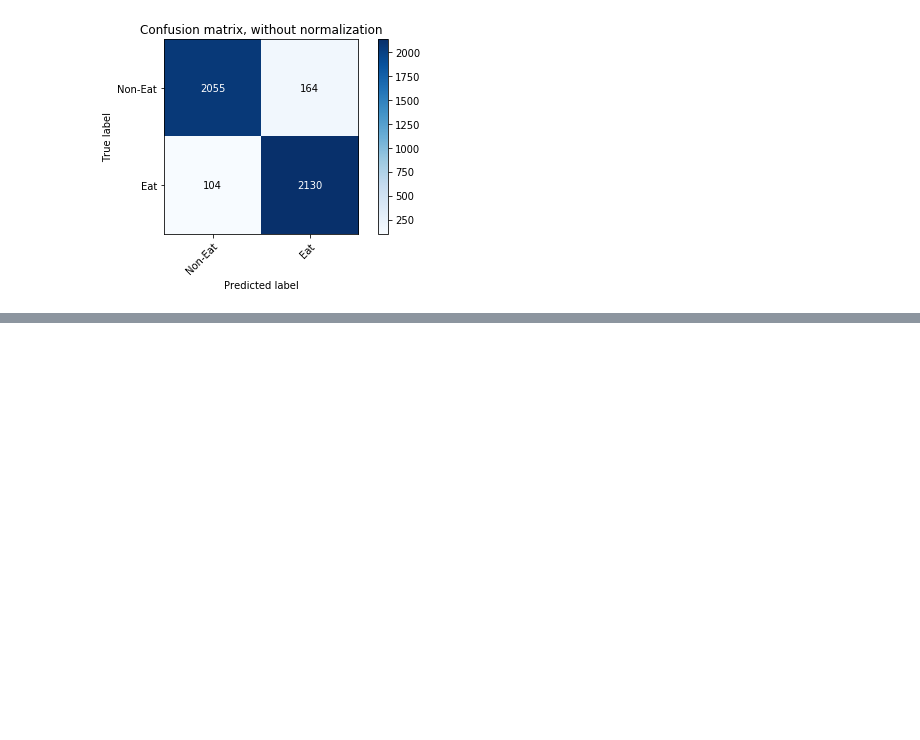
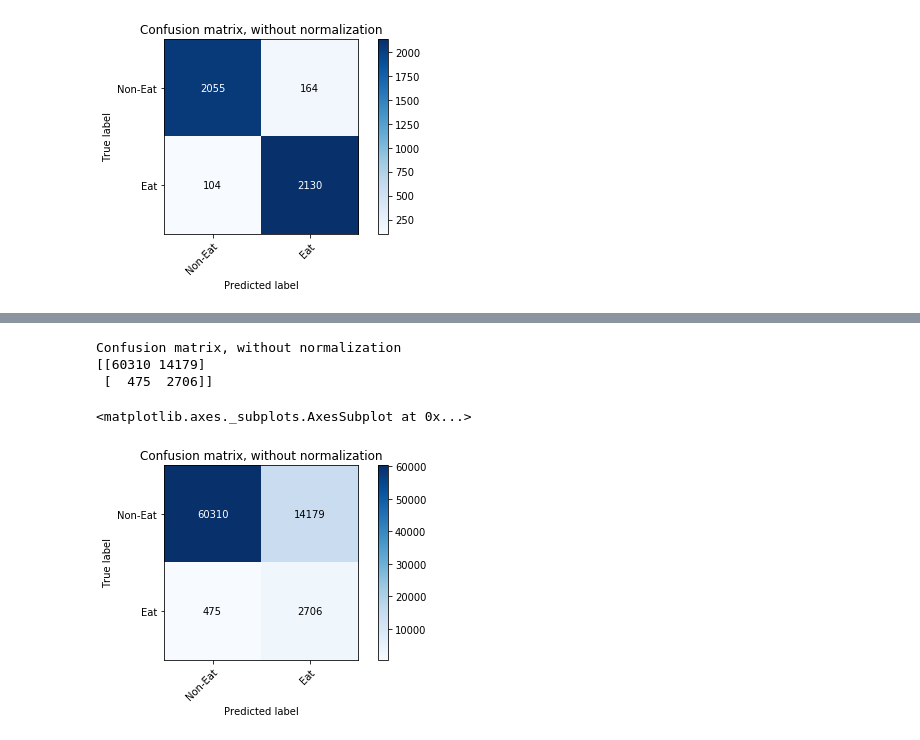
Before and after one commit to S-Choudhuri/CSE535, a Jupyter notebook: Project/Classification.ipynb, the cells around one changed output, grey strips where cells are left out. Cells and saved outputs as stored; diff of their text form; code cells hidden in the pictures; blank space fills up the shorter version.

```diff
--- a/Project/Classification.ipynb
+++ b/Project/Classification.ipynb
@@ -274,0 +379,8 @@ Confusion matrix, without normalization
+# %%
+plot_confusion_matrix(Y_unbalancedData, preds_val,np.array(['Non-Eat','Eat']))
+# %% [output]
+Confusion matrix, without normalization
+[[60310 14179]
+ [  475  2706]]
+<matplotlib.axes._subplots.AxesSubplot at 0x...>
+[figure, added]
```
Also changed, not shown: parts of 14 cells of this notebook.
